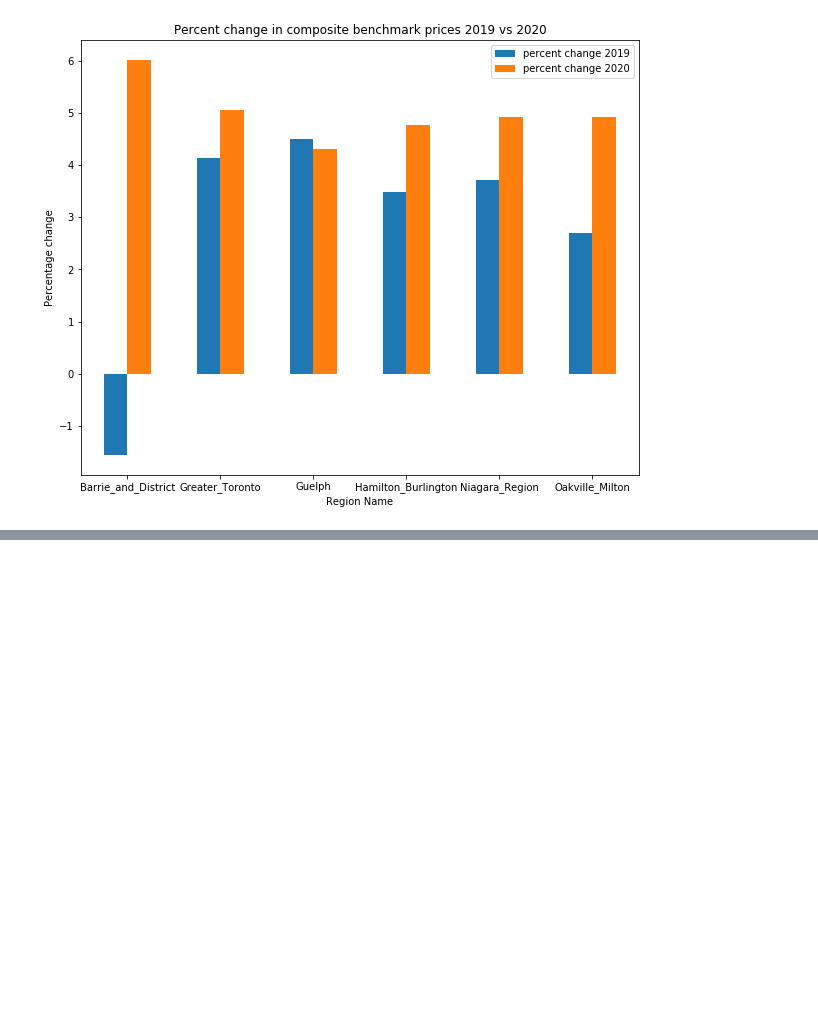
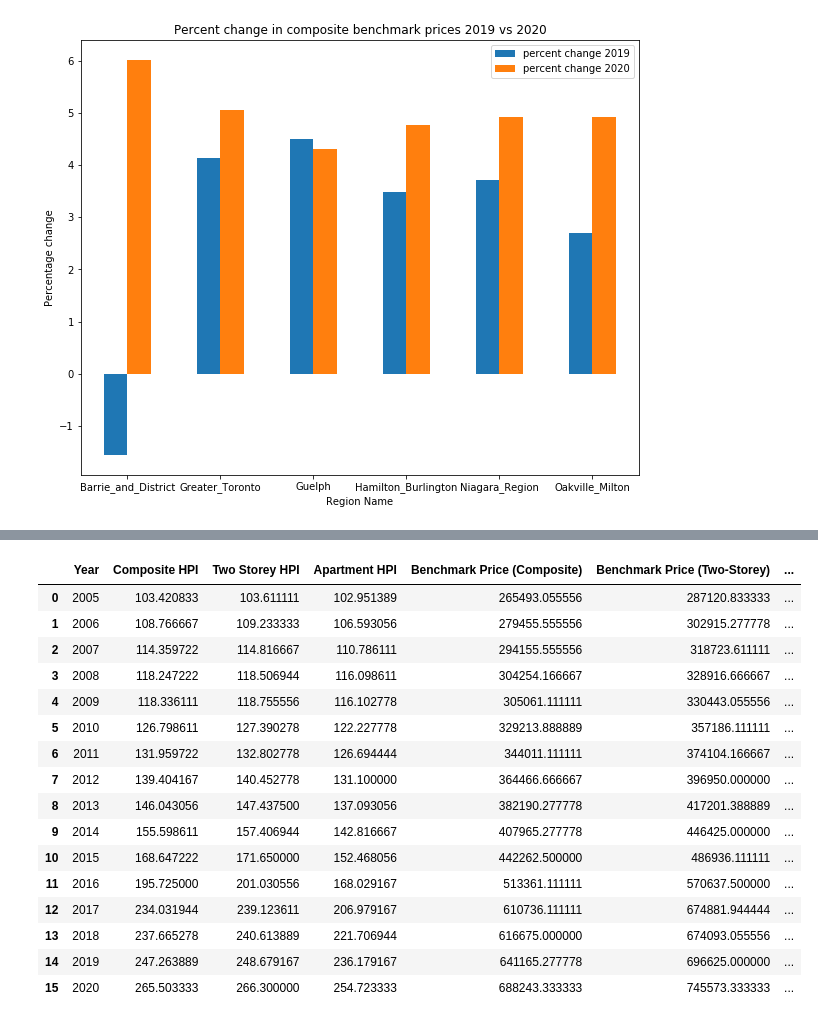
Before and after one commit to preeti0103/Project1, a Jupyter notebook: region_price_comparison.ipynb, the cells around one changed output, grey strips where cells are left out. Saved outputs shown, nothing was run; the diff lists cells and outputs as text; code cells hidden in the pictures; blank space fills up the shorter version.

```diff
--- a/region_price_comparison.ipynb
+++ b/region_price_comparison.ipynb
@@ -178,3 +178,6 @@ plt.title("Percent change in composite benchmark prices 2019 vs 2020")
 # %% [output]
 Text(0.5, 1.0, 'Percent change in composite benchmark prices 2019 vs 2020')
 [figure]
+# %%
+housing_price[['Month','Year']] = housing_price.Date.str.split(" ", expand=True)
+housing_price.head()
@@ -180,0 +191,25 @@ Text(0.5, 1.0, 'Percent change in composite benchmark prices 2019 vs 2020')
+# %%
+# housing_price.loc["Date"] ==
+
+new = housing_price.groupby(["Year"]).mean()
+
+new = new[["2010"]]
+new
+# %% [output]
+|  | Year | Composite HPI | Two Storey HPI | Apartment HPI | Benchmark Price (Composite) | Benchmark Price (Two-Storey) | ... |
+| 0 | 2005 | 103.420833 | 103.611111 | 102.951389 | 265493.055556 | 287120.833333 | ... |
+| 1 | 2006 | 108.766667 | 109.233333 | 106.593056 | 279455.555556 | 302915.277778 | ... |
+| 2 | 2007 | 114.359722 | 114.816667 | 110.786111 | 294155.555556 | 318723.611111 | ... |
+| 3 | 2008 | 118.247222 | 118.506944 | 116.098611 | 304254.166667 | 328916.666667 | ... |
+| 4 | 2009 | 118.336111 | 118.755556 | 116.102778 | 305061.111111 | 330443.055556 | ... |
+| 5 | 2010 | 126.798611 | 127.390278 | 122.227778 | 329213.888889 | 357186.111111 | ... |
+| 6 | 2011 | 131.959722 | 132.802778 | 126.694444 | 344011.111111 | 374104.166667 | ... |
+| 7 | 2012 | 139.404167 | 140.452778 | 131.100000 | 364466.666667 | 396950.000000 | ... |
+| 8 | 2013 | 146.043056 | 147.437500 | 137.093056 | 382190.277778 | 417201.388889 | ... |
+| 9 | 2014 | 155.598611 | 157.406944 | 142.816667 | 407965.277778 | 446425.000000 | ... |
+| 10 | 2015 | 168.647222 | 171.650000 | 152.468056 | 442262.500000 | 486936.111111 | ... |
+| 11 | 2016 | 195.725000 | 201.030556 | 168.029167 | 513361.111111 | 570637.500000 | ... |
+| 12 | 2017 | 234.031944 | 239.123611 | 206.979167 | 610736.111111 | 674881.944444 | ... |
+| 13 | 2018 | 237.665278 | 240.613889 | 221.706944 | 616675.000000 | 674093.055556 | ... |
+| 14 | 2019 | 247.263889 | 248.679167 | 236.179167 | 641165.277778 | 696625.000000 | ... |
+| 15 | 2020 | 265.503333 | 266.300000 | 254.723333 | 688243.333333 | 745573.333333 | ... |
```
Also changed, not shown: parts of 1 cell of this notebook.
